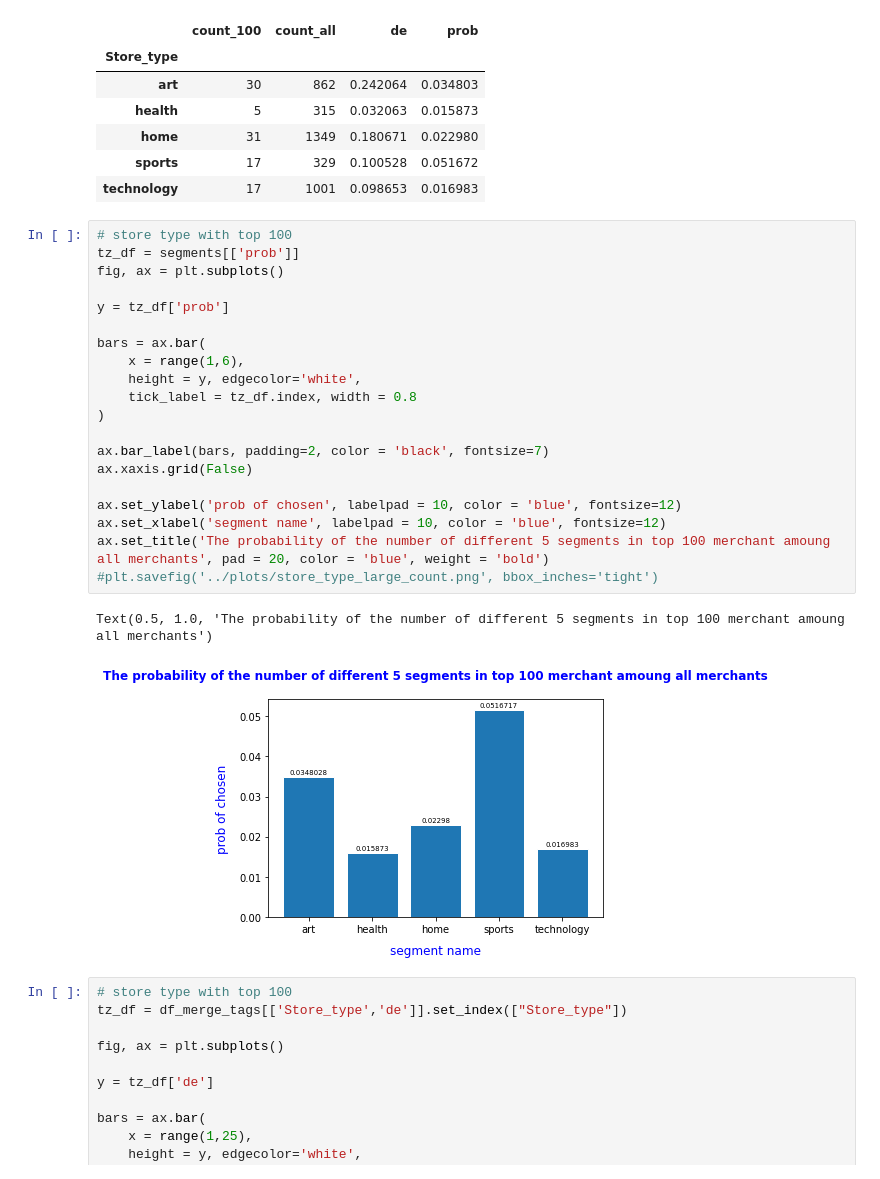
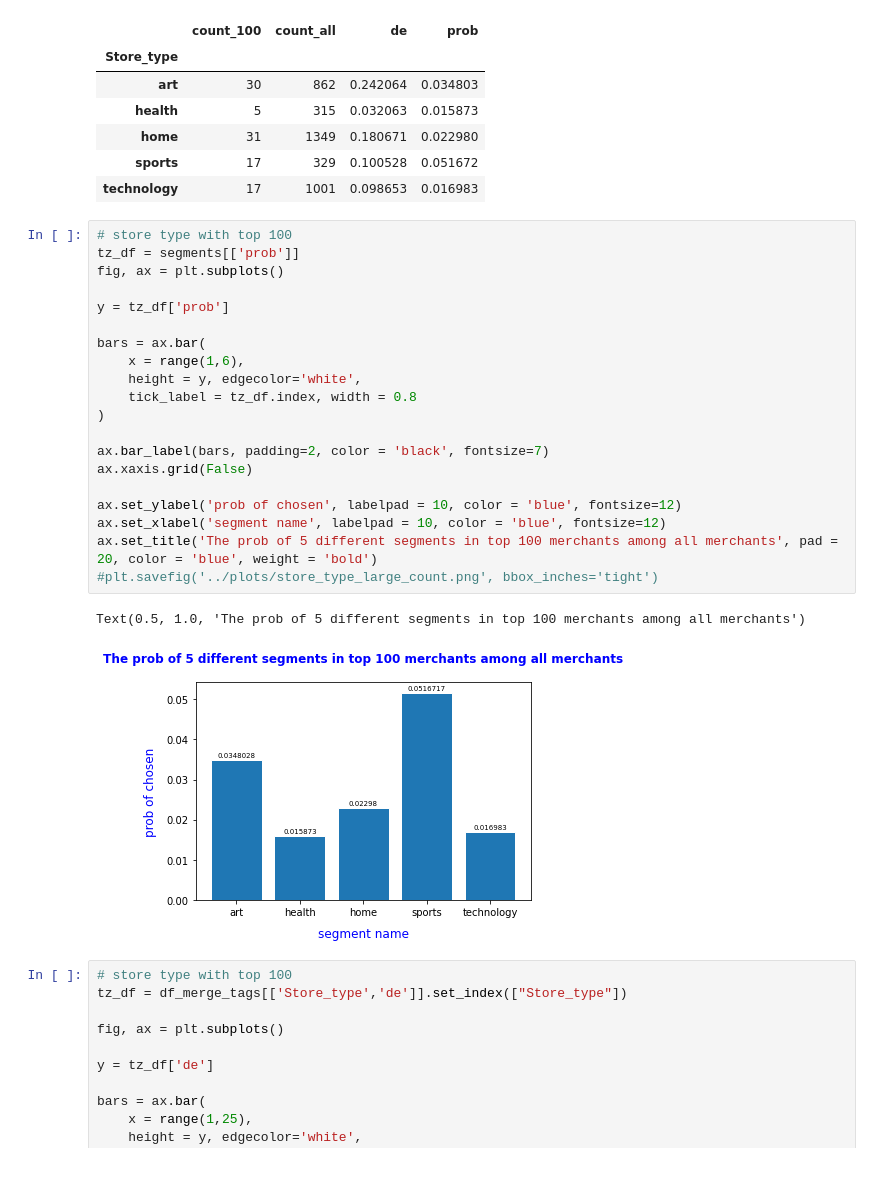
Before and after one commit to MAST30034-Applied-Data-Science/generic-buy-now-pay-later-project-group-16-project2-fighting-group, a Jupyter notebook: models/findings.ipynb, the cells around one changed output. Saved outputs shown, nothing was run; the diff lists cells and outputs as text.

```diff
--- a/models/findings.ipynb
+++ b/models/findings.ipynb
@@ -242,26 +248,26 @@ segments
 # %%
 # store type with top 100
 tz_df = segments[['prob']]
 fig, ax = plt.subplots()
 
 y = tz_df['prob']
 
 bars = ax.bar(
     x = range(1,6),
     height = y, edgecolor='white',
     tick_label = tz_df.index, width = 0.8
 )
 
 ax.bar_label(bars, padding=2, color = 'black', fontsize=7)
 ax.xaxis.grid(False)
 
 ax.set_ylabel('prob of chosen', labelpad = 10, color = 'blue', fontsize=12)
 ax.set_xlabel('segment name', labelpad = 10, color = 'blue', fontsize=12)
-ax.set_title('The probability of the number of different 5 segments in top 100 merchant amoung all merchants', pad = 20, color = 'blue', weight = 'bold')
+ax.set_title('The prob of 5 different segments in top 100 merchants among all merchants', pad = 20, color = 'blue', weight = 'bold')
 #plt.savefig('../plots/store_type_large_count.png', bbox_inches='tight')
 # %% [output]
-Text(0.5, 1.0, 'The probability of the number of different 5 segments in top 100 merchant amoung all merchants')
+Text(0.5, 1.0, 'The prob of 5 different segments in top 100 merchants among all merchants')
-[figure, old version]
+[figure, new version]
 # %%
 # store type with top 100
 tz_df = df_merge_tags[['Store_type','de']].set_index(["Store_type"])
```
Also changed, not shown: parts of 1 cell of this notebook.
